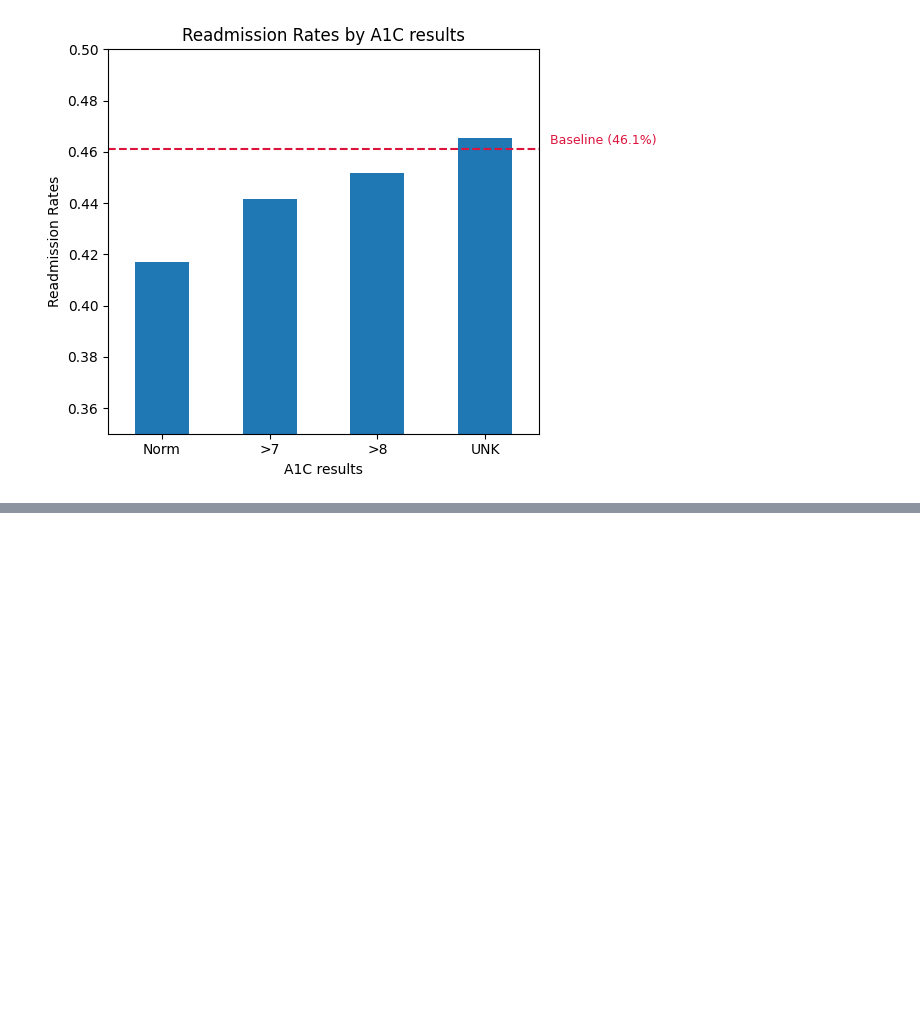
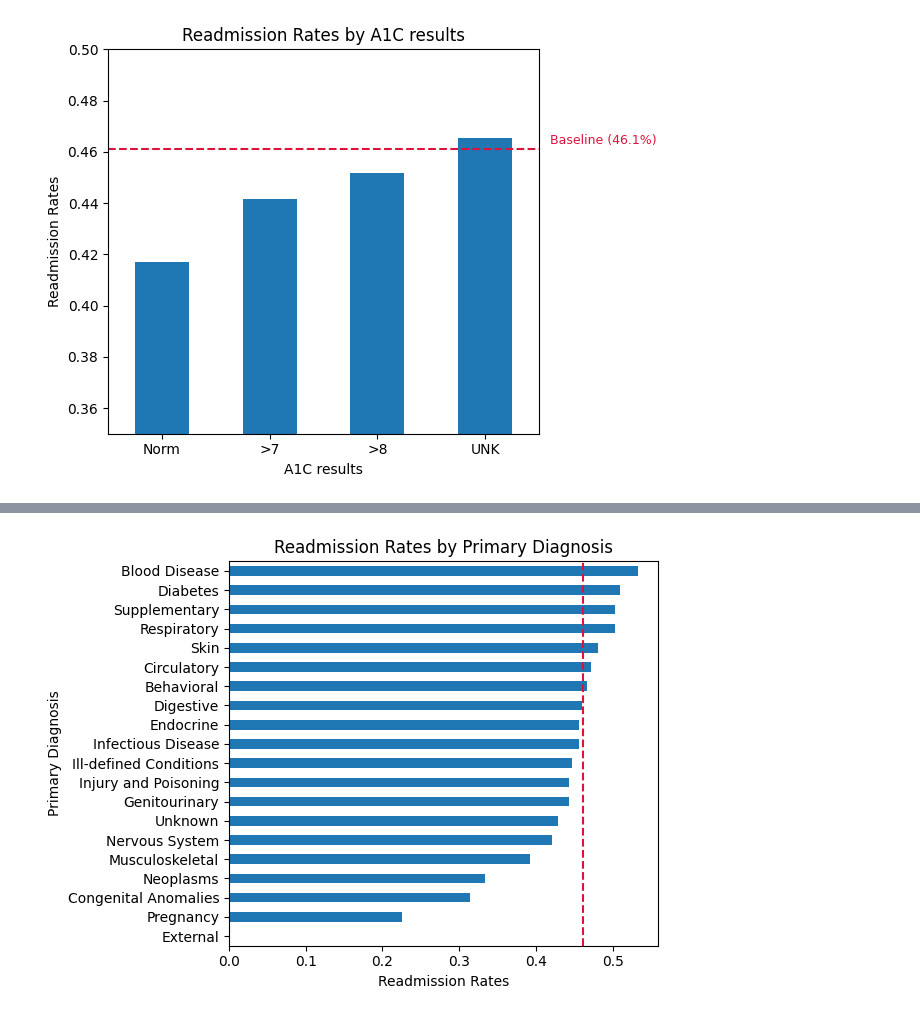
Before and after one commit to aboltonbsb/diabetes-readmission-predictor, a Jupyter notebook: notebooks/02_EDA.ipynb, the cells around one changed output, grey strips where cells are left out. Drawn from its saved outputs; the diff is of its cells as text; code cells hidden in the pictures; blank space fills up the shorter version.

Commit message:
started primary/secondary diagnosis bivariate analysis

```diff
--- a/notebooks/02_EDA.ipynb
+++ b/notebooks/02_EDA.ipynb
@@ -133,0 +200,6 @@ plt.show()
+# %%
+df['diag_1_cat'] = df['diag_1'].apply(categorize_icd9)
+df['diag_2_cat'] = df['diag_2'].apply(categorize_icd9)
+df['diag_3_cat'] = df['diag_3'].apply(categorize_icd9)
+
+print(df['diag_1_cat'].value_counts())
@@ -133,0 +244,16 @@ plt.show()
+# %%
+diag1_rates = df.groupby('diag_1_cat')['readmitted-binary'].mean().sort_values(ascending=True)
+
+diag1_rates.plot(
+    kind='barh',
+    title='Readmission Rates by Primary Diagnosis',
+    ylabel='Primary Diagnosis',
+    xlabel='Readmission Rates',
+    rot=0
+)
+
+plt.axvline(x=0.461, color='crimson', linestyle='--', linewidth=1.5, label='Baseline (46.1%)')
+plt.tight_layout()
+plt.show()
+# %% [output]
+[figure, added]
```
Also changed, not shown: parts of 8 cells of this notebook.
